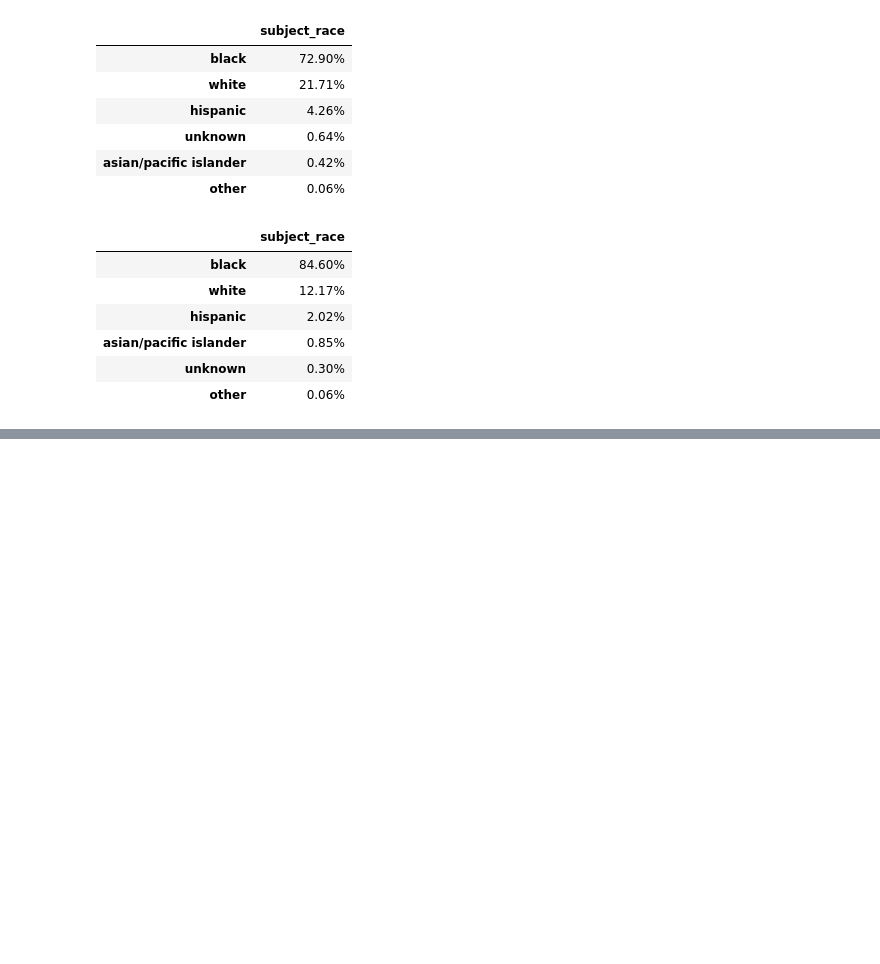
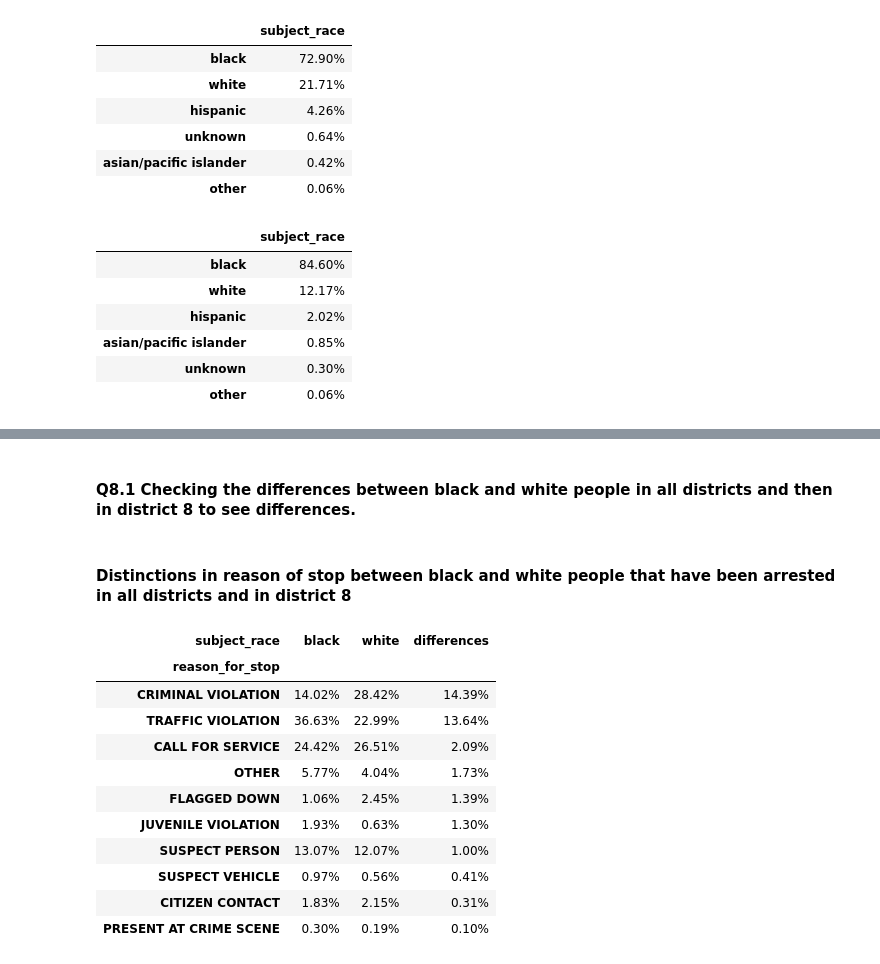
Before and after one commit to albertoabreu91/Practice_zone, a Jupyter notebook: New_Orleans_police.ipynb, the cells around one changed output, grey strips where cells are left out. Saved outputs shown, nothing was run; the diff lists cells and outputs as text; code cells hidden in the pictures; blank space fills up the shorter version.

```diff
--- a/New_Orleans_police.ipynb
+++ b/New_Orleans_police.ipynb
@@ -584,0 +660,2 @@ districs_pivot['proportions'] = districs_pivot['proportions'].apply("{0:.2f}%".f
+# %% [markdown]
+#### Q8.1 Checking the differences between black and white people in all districts and then in district 8 to see differences.
@@ -584,0 +674,38 @@ districs_pivot['proportions'] = districs_pivot['proportions'].apply("{0:.2f}%".f
+# %%
+data_b_w_arrest['differences'] = abs(data_b_w_arrest.black - data_b_w_arrest.white)
+
+data_d8_b_w_arrest['differences'] = abs(data_d8_b_w_arrest.black - data_d8_b_w_arrest.white)
+# %%
+data_b_w_arrest = (data_b_w_arrest.applymap("{0:.2f}".format).astype(float)
+                      .sort_values(by='differences',ascending=False))
+
+data_d8_b_w_arrest = (data_d8_b_w_arrest.applymap("{0:.2f}".format).astype(float)
+                      .sort_values(by='differences',ascending=False))
+# %%
+data_b_w_arrest = data_b_w_arrest.applymap("{0:.2f}%".format)
+
+data_d8_b_w_arrest = data_d8_b_w_arrest.applymap("{0:.2f}%".format)
+# %%
+data_b_w_arrest_style = (data_b_w_arrest.style.apply(lambda x: ['background: tomato'
+                    if c == x.iloc[0] else "" for c in x] , axis=0))
+
+data_d8_b_w_arrest_style = (data_d8_b_w_arrest.style.apply(lambda x: ['background: tomato'
+                    if c == x.iloc[0] else "" for c in x] , axis=0))
+# %% [markdown]
+#### Distinctions in reason of stop between black and white people that have been arrested in all districts and in district 8
+# %%
+# Taking into account all the districts
+data_b_w_arrest_style
+# %% [output]
+| subject_race | black | white | differences |
+| reason_for_stop |  |  |  |
+| CRIMINAL VIOLATION | 14.02% | 28.42% | 14.39% |
+| TRAFFIC VIOLATION | 36.63% | 22.99% | 13.64% |
+| CALL FOR SERVICE | 24.42% | 26.51% | 2.09% |
+| OTHER | 5.77% | 4.04% | 1.73% |
+| FLAGGED DOWN | 1.06% | 2.45% | 1.39% |
+| JUVENILE VIOLATION | 1.93% | 0.63% | 1.30% |
+| SUSPECT PERSON | 13.07% | 12.07% | 1.00% |
+| SUSPECT VEHICLE | 0.97% | 0.56% | 0.41% |
+| CITIZEN CONTACT | 1.83% | 2.15% | 0.31% |
+| PRESENT AT CRIME SCENE | 0.30% | 0.19% | 0.10% |
```
Also changed, not shown: parts of 23 cells of this notebook.
